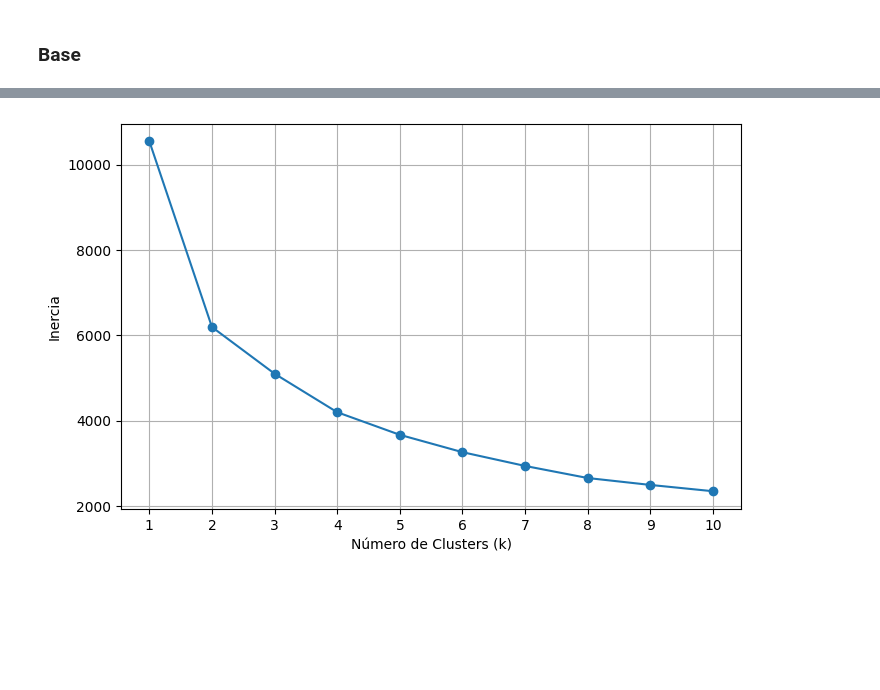
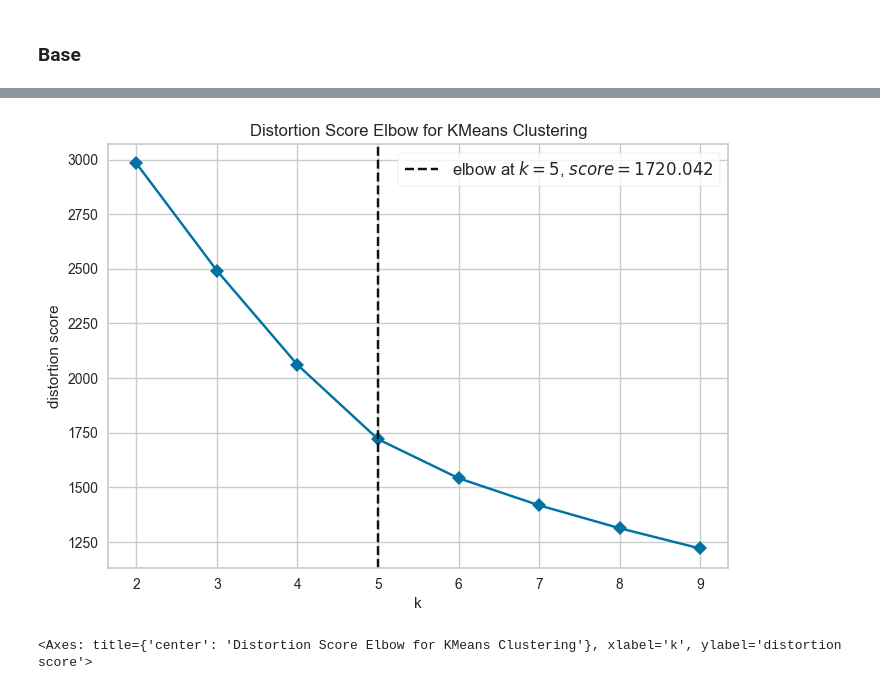
Before and after one commit to ClaudiaGtzD/TesinaMCD, a Jupyter notebook: 03_Clusterización.ipynb, the cells around one changed output, grey strips where cells are left out. Cells and saved outputs as stored; diff of their text form; code cells hidden in the pictures; blank space fills up the shorter version.

```diff
--- a/03_Clusterización.ipynb
+++ b/03_Clusterización.ipynb
@@ -30,3 +29,15 @@ import numpy as np
 import matplotlib.pyplot as plt
 from sklearn.cluster import KMeans
 from sklearn.preprocessing import MinMaxScaler
+# %%
+# Extraer la hora de la columna 'Fecha'
+datos["Hora"] = datos["Fecha"].dt.hour
+
+# Filtrar los datos entre 6 AM (06:00) y 7 PM (19:00)
+datos_filtrados = datos[(datos["Hora"] >= 6) & (datos["Hora"] <= 21)]
+
+# Eliminar la columna "Hora" si no es necesaria
+datos_filtrados = datos_filtrados.drop(columns=["Hora"])
+
+# Mostrar las primeras filas para verificar
+datos_filtrados.head()
@@ -32,0 +51,4 @@ from sklearn.preprocessing import MinMaxScaler
+# %%
+
+datos_scaled = datos_filtrados[['Temperatura', 'Probabilidad Lluvia', 'Humedad Relativa', 'Índice UV', 'Condición Cielo', 'DPT']].copy()
+datos_scaled
@@ -33,11 +69,5 @@ from sklearn.preprocessing import MinMaxScaler
 # %%
 #Estandarizamos por min max
 scaler = MinMaxScaler()
-datos_scaled = datos.copy()
-
-col_num = datos_scaled.select_dtypes(include=['number']).columns
-
-scaler = MinMaxScaler()
-datos_scaled[col_num] = scaler.fit_transform(datos_scaled[col_num])
-datos_scaled.sample(4)
+scaler
 # %% [output]
@@ -59 +93,13 @@ clima.sample(4)
+# %%
+
+from sklearn.cluster import KMeans
+from yellowbrick.cluster import KElbowVisualizer
+# Determinar el número óptimo de clusters usando el método del codo
+model = KMeans(n_init=10)
+visualizer = KElbowVisualizer(model, k=(2,10), metric='distortion', timings=False)
+visualizer.fit(datos_scaled)
+visualizer.show()
+# %% [output]
+[figure, added]
+<Axes: title={'center': 'Distortion Score Elbow for KMeans Clustering'}, xlabel='k', ylabel='distortion score'>
 # %%
@@ -68,10 +115,0 @@ for k in k_values:
-# %%
-plt.figure(figsize=(8,5))
-plt.plot(k_values, inertias, marker='o', linestyle='-')
-plt.xlabel("Número de Clusters (k)")
-plt.ylabel("Inercia")
-plt.xticks(k_values)
-plt.grid(True)
-plt.show()
-# %% [output]
-[figure, removed]
```
Also changed, not shown: parts of 35 cells of this notebook, 51 other files.
